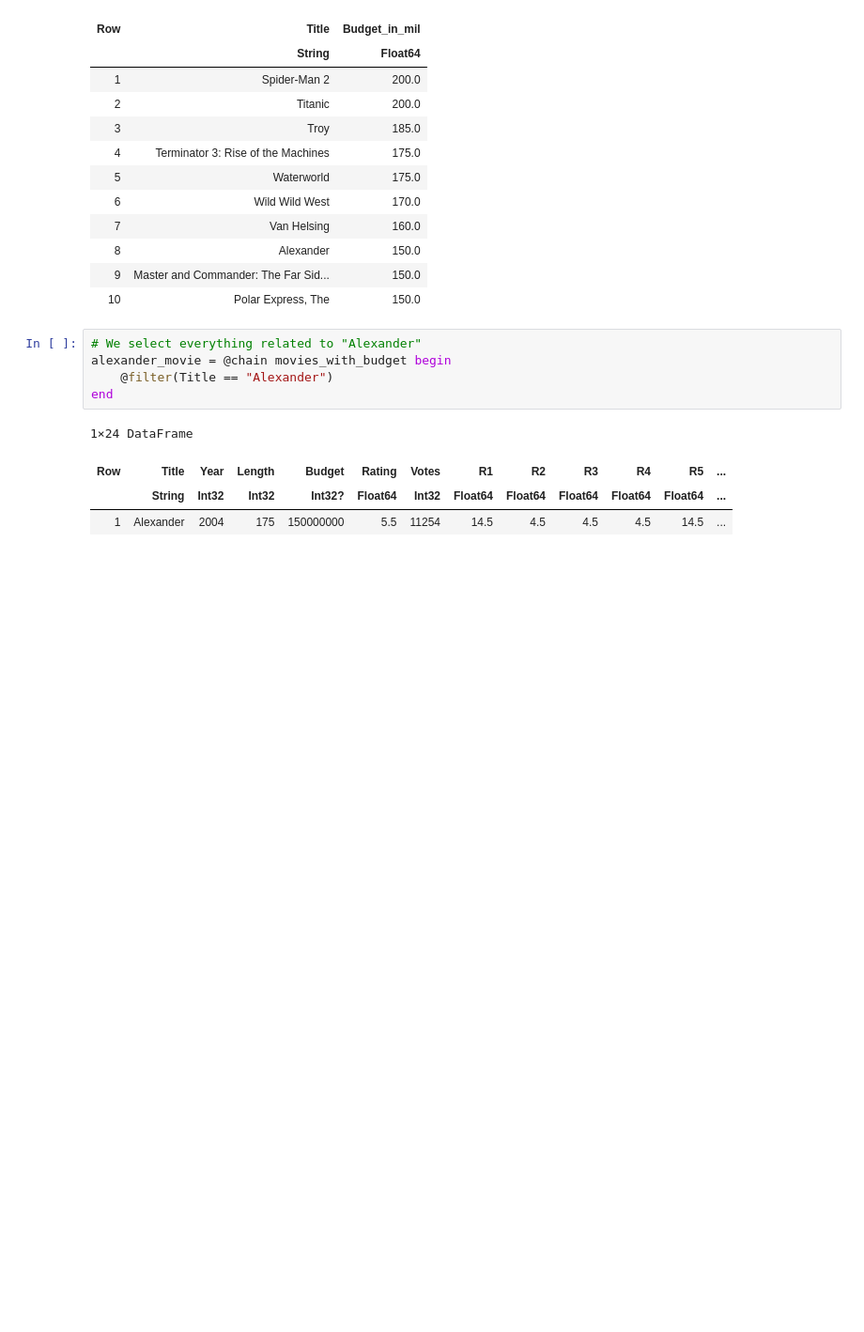
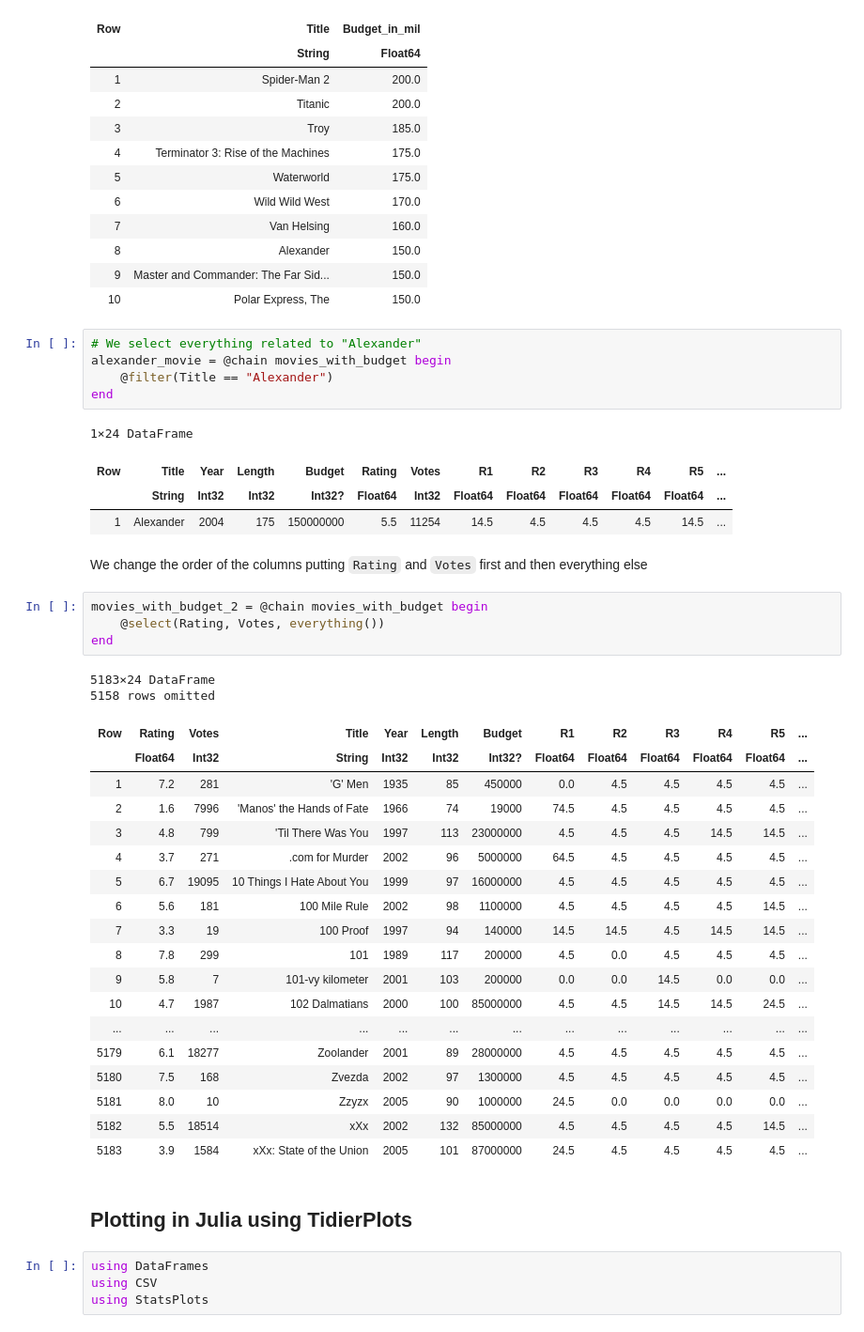
Before and after one commit to chlazaris/Julia_for_DS, a Jupyter notebook: Julia_Tidier.ipynb, the cells around one changed output. Shown at 94% size. Cells and saved outputs as stored; diff of their text form; blank space fills up the shorter version.

```diff
--- a/Julia_Tidier.ipynb
+++ b/Julia_Tidier.ipynb
@@ -171,3 +171,36 @@ end
 | Row | Title | Year | Length | Budget | Rating | Votes | R1 | R2 | R3 | R4 | R5 | ... |
 |  | String | Int32 | Int32 | Int32? | Float64 | Int32 | Float64 | Float64 | Float64 | Float64 | Float64 | ... |
 | 1 | Alexander | 2004 | 175 | 150000000 | 5.5 | 11254 | 14.5 | 4.5 | 4.5 | 4.5 | 14.5 | ... |
+# %% [markdown]
+We change the order of the columns putting `Rating` and `Votes` first and then everything else
+# %%
+movies_with_budget_2 = @chain movies_with_budget begin
+    @select(Rating, Votes, everything())
+end
+# %% [output]
+5183×24 DataFrame
+5158 rows omitted
+| Row | Rating | Votes | Title | Year | Length | Budget | R1 | R2 | R3 | R4 | R5 | ... |
+|  | Float64 | Int32 | String | Int32 | Int32 | Int32? | Float64 | Float64 | Float64 | Float64 | Float64 | ... |
+| 1 | 7.2 | 281 | 'G' Men | 1935 | 85 | 450000 | 0.0 | 4.5 | 4.5 | 4.5 | 4.5 | ... |
+| 2 | 1.6 | 7996 | 'Manos' the Hands of Fate | 1966 | 74 | 19000 | 74.5 | 4.5 | 4.5 | 4.5 | 4.5 | ... |
+| 3 | 4.8 | 799 | 'Til There Was You | 1997 | 113 | 23000000 | 4.5 | 4.5 | 4.5 | 14.5 | 14.5 | ... |
+| 4 | 3.7 | 271 | .com for Murder | 2002 | 96 | 5000000 | 64.5 | 4.5 | 4.5 | 4.5 | 4.5 | ... |
+| 5 | 6.7 | 19095 | 10 Things I Hate About You | 1999 | 97 | 16000000 | 4.5 | 4.5 | 4.5 | 4.5 | 4.5 | ... |
+| 6 | 5.6 | 181 | 100 Mile Rule | 2002 | 98 | 1100000 | 4.5 | 4.5 | 4.5 | 4.5 | 14.5 | ... |
+| 7 | 3.3 | 19 | 100 Proof | 1997 | 94 | 140000 | 14.5 | 14.5 | 4.5 | 14.5 | 14.5 | ... |
+| 8 | 7.8 | 299 | 101 | 1989 | 117 | 200000 | 4.5 | 0.0 | 4.5 | 4.5 | 4.5 | ... |
+| 9 | 5.8 | 7 | 101-vy kilometer | 2001 | 103 | 200000 | 0.0 | 0.0 | 14.5 | 0.0 | 0.0 | ... |
+| 10 | 4.7 | 1987 | 102 Dalmatians | 2000 | 100 | 85000000 | 4.5 | 4.5 | 14.5 | 14.5 | 24.5 | ... |
+| ... | ... | ... | ... | ... | ... | ... | ... | ... | ... | ... | ... | ... |
+| 5179 | 6.1 | 18277 | Zoolander | 2001 | 89 | 28000000 | 4.5 | 4.5 | 4.5 | 4.5 | 4.5 | ... |
+| 5180 | 7.5 | 168 | Zvezda | 2002 | 97 | 1300000 | 4.5 | 4.5 | 4.5 | 4.5 | 4.5 | ... |
+| 5181 | 8.0 | 10 | Zzyzx | 2005 | 90 | 1000000 | 24.5 | 0.0 | 0.0 | 0.0 | 0.0 | ... |
+| 5182 | 5.5 | 18514 | xXx | 2002 | 132 | 85000000 | 4.5 | 4.5 | 4.5 | 4.5 | 14.5 | ... |
+| 5183 | 3.9 | 1584 | xXx: State of the Union | 2005 | 101 | 87000000 | 24.5 | 4.5 | 4.5 | 4.5 | 4.5 | ... |
+# %% [markdown]
+## Plotting in Julia using TidierPlots
+# %%
+using DataFrames
+using CSV
+using StatsPlots
```
Also changed, not shown: parts of 1 cell of this notebook, 1 other file.
